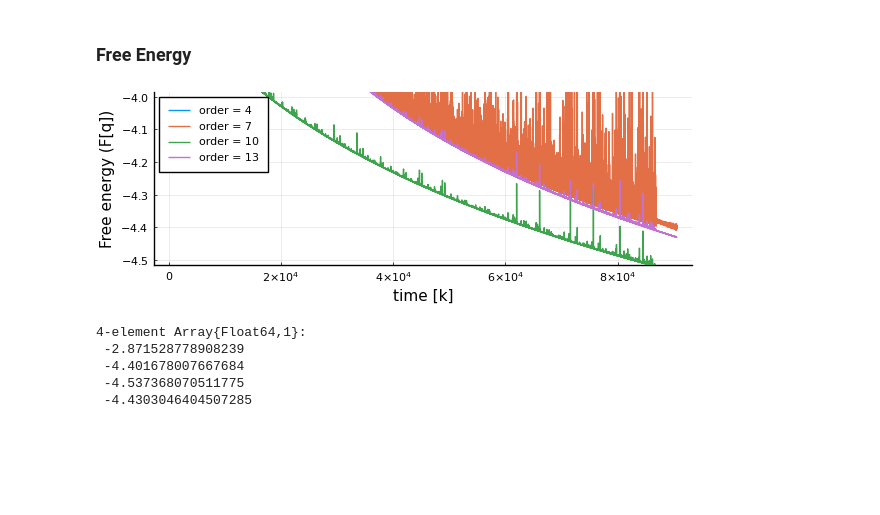
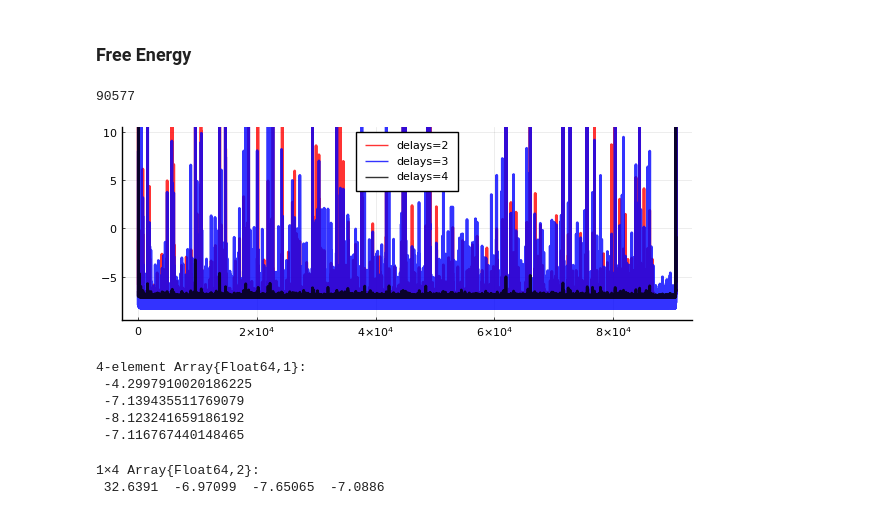
Before and after one commit to biaslab/ACC2022-vmpNARMAX, a Jupyter notebook: experiments-validation/collect-results.ipynb, the cells around one changed output. Drawn from its saved outputs; the diff is of its cells as text; code cells hidden in the pictures; blank space fills up the shorter version.

```diff
--- a/experiments-validation/collect-results.ipynb
+++ b/experiments-validation/collect-results.ipynb
@@ -61,21 +61,26 @@ end
 # %% [markdown]
 ### Free Energy
+# %%
+T_trn+4
+# %% [output]
+90577
 # %%
+# Load FE arrays
 model_orders = [4,7,10,13]
 num_orders = length(model_orders)
 
-FE_m = zeros(T_trn, num_orders)
+FE_m = zeros(90500, num_orders)
 
 for (ii,order) in enumerate(model_orders)
 
-   Fq = load("results/silverbox-NARMAX-FEM_order"*string(order)*"_results.jld", "Fq")
-   FE_m[:,ii] = Fq[:,end]
+    Fq = load("results/silverbox-NARMAX-FEM_order"*string(order)*"_results.jld", "Fq")
+    FE_m[:,ii] = Fq[end-90500+1:end,end]
 
 end
-
-plot( 1:T_trn, FE_m[:,1], label="order = "*string(model_orders[1]), xlabel="time [k]", ylabel="Free energy (F[q])")
-plot!(1:T_trn, FE_m[:,2], label="order = "*string(model_orders[2]))
-plot!(1:T_trn, FE_m[:,3], label="order = "*string(model_orders[3]))
-plot!(1:T_trn, FE_m[:,4], label="order = "*string(model_orders[4]), ylims=[-4.5, -4.], size=(600,220))
-# %% [output]
-[figure, removed]
+# %%
+# p10 = plot(1:T_trn, FE_m[:,1], label="delays=1", alpha=0.3, color="green", xlabel="time [k]", ylabel=L"Free energy $F_k[q]$")
+p10 = plot(1:T_trn, FE_m[:,2], label="delays=2", linewidth=2,  alpha=0.8, color="red", ylims=[-9,10])
+plot!(1:T_trn, FE_m[:,3], label="delays=3", linewidth=2, alpha=0.8, color="blue")
+plot!(1:T_trn, FE_m[:,4], label="delays=4", linewidth=2, alpha=0.8, color="black", size=(600,220))
+# %% [output]
+[figure, added]
@@ -83,7 +90,12 @@ plot!(1:T_trn, FE_m[:,4], label="order = "*string(model_orders[4]), ylims=[-4.5,
 FE_m[end,:]
 # %% [output]
 4-element Array{Float64,1}:
- -2.871528778908239
- -4.401678007667684
- -4.537368070511775
- -4.4303046404507285
+ -4.2997910020186225
+ -7.139435511769079
+ -8.123241659186192
+ -7.116767440148465
+# %%
+mean(FE_m, dims=1)
+# %% [output]
+1×4 Array{Float64,2}:
+ 32.6391  -6.97099  -7.65065  -7.0886
```
Also changed, not shown: parts of 4 cells of this notebook, 2 other files.
